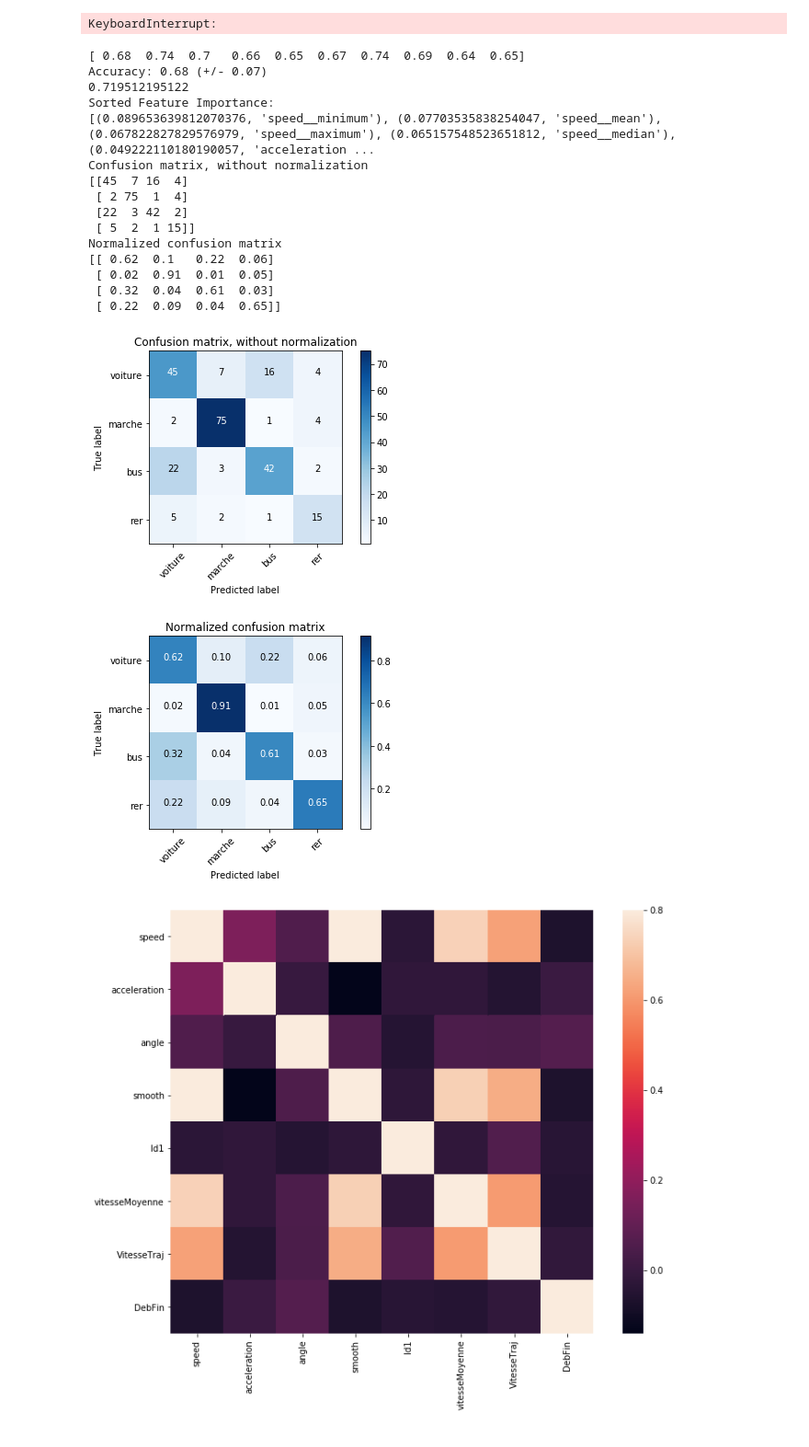
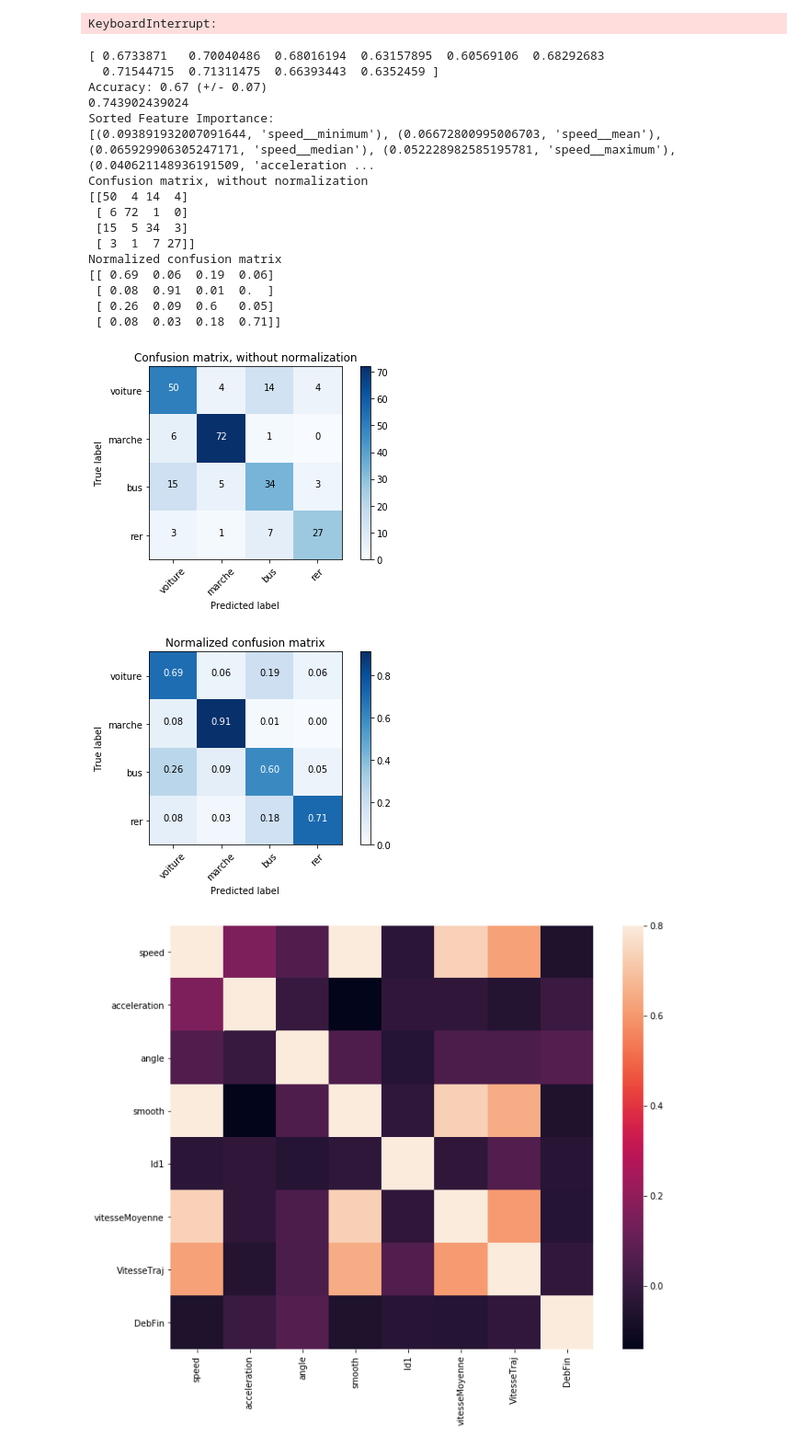
Before and after one commit to koper921/ProjetGpsFinal, a Jupyter notebook: Projet au propre avec Modif vitesse et acceleration ameliroation RER 60%.ipynb, the cells around one changed output. Shown at 92% size. Saved outputs shown, nothing was run; the diff lists cells and outputs as text; code cells hidden in the pictures.

```diff
--- a/Projet au propre avec Modif vitesse et acceleration ameliroation RER 60%.ipynb
+++ b/Projet au propre avec Modif vitesse et acceleration ameliroation RER 60%.ipynb
@@ -1147,0 +1456,21 @@ df_1.to_csv('XarrCluster.csv', sep=',')
+# %%
+df_1['StopArret']=0
+df_1['StopB']=0
+for i in range (0,len(df_1)):
+    if df_1.speed[i] <4:
+        df_1.set_value(i ,'StopB',1)
+for i in range(0,len(df_1)):
+    if df_1.StopB[i]==df_1.DebFin[i] and  df_1.DebFin[i]==1 :
+
+        df_1.set_value(i ,'StopArret',1)
+# %%
+
+df_1['StopT']=0
+df_1['StopArretTrain']=0
+for i in range (0,len(df_1)):
+    if df_1.speed[i] <8:
+        df_1.set_value(i ,'StopT',1)
+for i in range(0,len(df_1)):
+    if df_1.StopT[i]==df_1.RerGare[i] and  df_1.RerGare[i]==1 :
+
+        df_1.set_value(i ,'StopArretTrain',1)
@@ -1238,8 +1623,8 @@ Normalized confusion matrix
 #df_essai= df_1[['speed',  'acceleration','angle','smooth','Id1','DebFin', 'vitesseMoyenne','DF','RerGare', 'Cluster']]
 #df_essai= df_1[['speed',  'acceleration','angle','DebFin','Id1','smooth']] 70.8% de précision
 #vitesseMoyenne  et vitesseTraj mauvaise variables fait perdre en précision
-
-df_essai= df_1[['speed',  'acceleration','angle','Id1','smooth', 'RerGare','DebFin' ]]
+import numpy as np
+df_essai= df_1[['speed',  'acceleration','angle','Id1','smooth', 'RerGare','DebFin', 'StopArret','StopArretTrain']]
 #df_essai= df_3[['speed',  'acceleration','angle','smooth','Id1']]
 df_essai = df_essai[np.isfinite(df_essai['acceleration'])]
 #df_essai = df_essai[np.isfinite(df_essai['VitesseTraj'])]
@@ -1248,6 +1633,8 @@ df_essai = df_essai[np.isfinite(df_essai['speed'])]
 # %%
 from sklearn.model_selection import ShuffleSplit
 from sklearn.model_selection import cross_val_score
+df_2 = pd.read_csv('C:/Users/MyPC/Desktop/Projet Gps/ProjetGitHub - Copie (2)/ymodifV.csv')
+
 y= list(df_2.iloc[:,1])
 X = extract_features(df_essai, column_id="Id1", default_fc_parameters=MinimalFCParameters())
 index= []
@@ -1277,7 +1664,7 @@ from sklearn.datasets import make_classification
 for i in range(2,50):
     index.append(i)
     clf = RandomForestClassifier(max_depth=i,n_estimators=40, random_state=0)
-    cv = ShuffleSplit(n_splits=10, test_size=0.2, random_state=0)
+    cv = ShuffleSplit(n_splits=10, test_size=0.1, random_state=0)
 
     scores = cross_val_score(clf, X, y, cv=cv)
     #print(scores)
@@ -1393,13 +1780,13 @@ from sklearn.metrics import confusion_matrix
 X = extract_features(df_essai, column_id="Id1", default_fc_parameters=MinimalFCParameters())
 
 #clf = RandomForestClassifier(max_depth=8, random_state=0, oob_score=True)
-clf = RandomForestClassifier(bootstrap=False, class_weight=None, criterion='gini',
-            max_depth=11, max_features=5, max_leaf_nodes=None,
-            min_impurity_decrease=0.0, min_impurity_split=None,
-            min_samples_leaf=2, min_samples_split=5,
-            min_weight_fraction_leaf=0.0, n_estimators=40, n_jobs=1,
-            oob_score=False, random_state=None, verbose=0,
-            warm_start=False)
+RandomForestClassifier(bootstrap=False, class_weight=None,
+            criterion='entropy', max_depth=27, max_features=9,
+            max_leaf_nodes=None, min_impurity_decrease=0.0,
+            min_impurity_split=None, min_samples_leaf=9,
+            min_samples_split=9, min_weight_fraction_leaf=0.0,
+            n_estimators=40, n_jobs=1, oob_score=False, random_state=None,
+            verbose=0, warm_start=False)
 
 scores = cross_val_score(clf, X, y, cv=10)
 print(scores)
@@ -1447,47 +1834,48 @@ def plot_confusion_matrix(cm, classes,
     fmt = '.2f' if normalize else 'd'
     thresh = cm.max() / 2.
     for i, j in itertools.product(range(cm.shape[0]), range(cm.shape[1])):
         plt.text(j, i, format(cm[i, j], fmt),
                  horizontalalignment="center",
                  color="white" if cm[i, j] > thresh else "black")
 
     plt.tight_layout()
     plt.ylabel('True label')
     plt.xlabel('Predicted label')
 
 # Compute confusion matrix
 cnf_matrix = confusion_matrix(y_test, y_pred)
 np.set_printoptions(precision=2)
 
 # Plot non-normalized confusion matrix
 plt.figure()
 plot_confusion_matrix(cnf_matrix, classes=['voiture', 'marche', 'bus', 'rer'],
                       title='Confusion matrix, without normalization')
 
 # Plot normalized confusion matrix
 plt.figure()
 plot_confusion_matrix(cnf_matrix, classes=['voiture', 'marche', 'bus', 'rer'], normalize=True,
                       title='Normalized confusion matrix')
 
 plt.show()
 # %% [output]
-[ 0.68  0.74  0.7   0.66  0.65  0.67  0.74  0.69  0.64  0.65]
-Accuracy: 0.68 (+/- 0.07)
-0.719512195122
+[ 0.6733871   0.70040486  0.68016194  0.63157895  0.60569106  0.68292683
+  0.71544715  0.71311475  0.66393443  0.6352459 ]
+Accuracy: 0.67 (+/- 0.07)
+0.743902439024
 Sorted Feature Importance:
-[(0.089653639812070376, 'speed__minimum'), (0.07703535838254047, 'speed__mean'), (0.067822827829576979, 'speed__maximum'), (0.065157548523651812, 'speed__median'), (0.049222110180190057, 'acceleration ...
+[(0.093891932007091644, 'speed__minimum'), (0.06672800995006703, 'speed__mean'), (0.065929906305247171, 'speed__median'), (0.052228982585195781, 'speed__maximum'), (0.040621148936191509, 'acceleration ...
 Confusion matrix, without normalization
-[[45  7 16  4]
- [ 2 75  1  4]
- [22  3 42  2]
- [ 5  2  1 15]]
+[[50  4 14  4]
+ [ 6 72  1  0]
+ [15  5 34  3]
+ [ 3  1  7 27]]
 Normalized confusion matrix
-[[ 0.62  0.1   0.22  0.06]
- [ 0.02  0.91  0.01  0.05]
- [ 0.32  0.04  0.61  0.03]
- [ 0.22  0.09  0.04  0.65]]
+[[ 0.69  0.06  0.19  0.06]
+ [ 0.08  0.91  0.01  0.  ]
+ [ 0.26  0.09  0.6   0.05]
+ [ 0.08  0.03  0.18  0.71]]
-[figure, old version]
+[figure, new version]
-[figure, old version]
+[figure, new version]
 # %%
 #
 corrmat = df_essai.corr()
```
Also changed, not shown: parts of 11 cells of this notebook.
